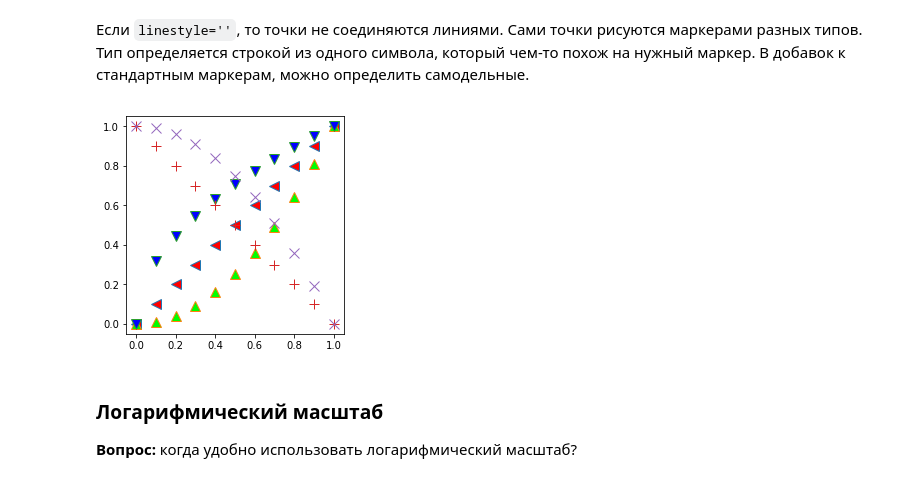
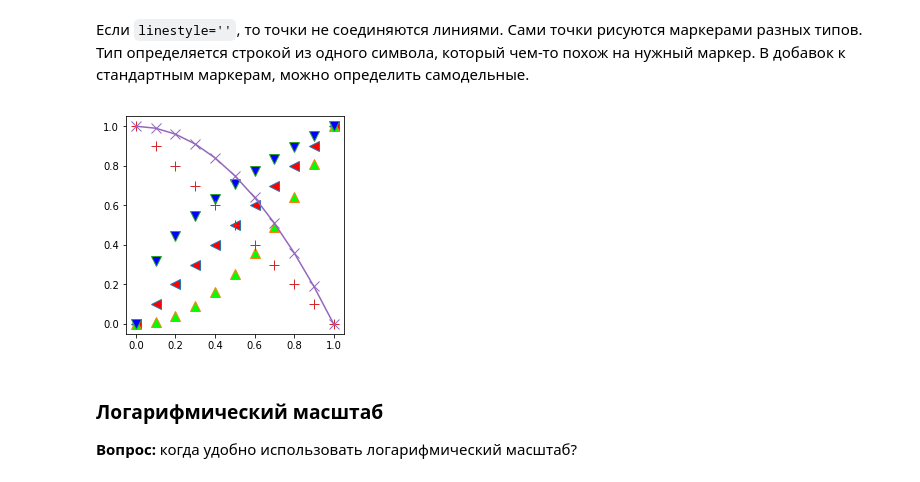
Before and after one commit to denieryd/mipt-deep-learning, a Jupyter notebook: 3. Pandas_knn/matplotlib/extra/[extra_seminar]matplotlib.ipynb, the cells around one changed output. Saved outputs shown, nothing was run; the diff lists cells and outputs as text; code cells hidden in the pictures.

```diff
--- a/3. Pandas_knn/matplotlib/extra/[extra_seminar]matplotlib.ipynb
+++ b/3. Pandas_knn/matplotlib/extra/[extra_seminar]matplotlib.ipynb
@@ -461,17 +442,17 @@ plt.show()
 # %%
 x = np.linspace(0, 1, 11)
 
 plt.figure()
 plt.plot(x, x, linestyle='', marker='<', markersize=10, markerfacecolor='#FF0000')
 plt.plot(x, x ** 2, linestyle='', marker='^', markersize=10,markerfacecolor='#00FF00')
 plt.plot(x, x ** (1/2), linestyle='', marker='v', markersize=10, markerfacecolor='#0000FF')
 plt.plot(x, 1 - x, linestyle='', marker='+', markersize=10, markerfacecolor='#0F0F00')
-plt.plot(x, 1 - x ** 2, linestyle='', marker='x', markersize=10, markerfacecolor='#0F000F')
+plt.plot(x, 1 - x ** 2,  marker='x', markersize=10, markerfacecolor='#0F000F')
 plt.axis([-0.05, 1.05, -0.05, 1.05])
 plt.axes().set_aspect(1)
 plt.show()
 # %% [output]
-[figure, old version]
+[figure, new version]
 # %% [markdown]
 ### Логарифмический масштаб
 
```
Also changed, not shown: parts of 17 cells of this notebook, 1 other file.
